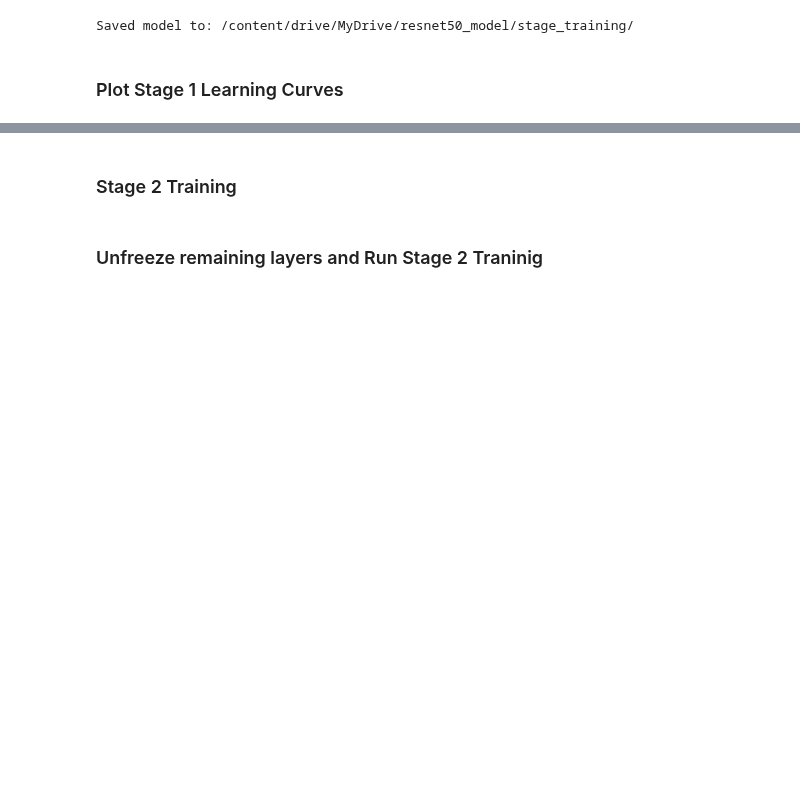
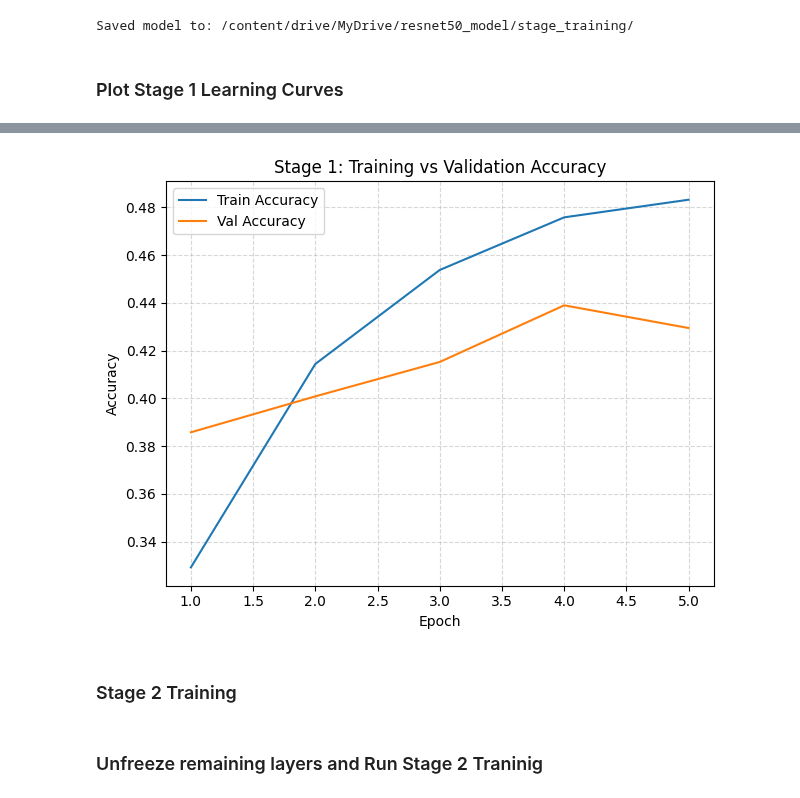
Before and after one commit to seanmcgowanx/coral-reef-classification, a Jupyter notebook: notebooks/resnet50.ipynb, the cells around one changed output, grey strips where cells are left out. Drawn from its saved outputs; the diff is of its cells as text; code cells hidden in the pictures; blank space fills up the shorter version.

```diff
--- a/notebooks/resnet50.ipynb
+++ b/notebooks/resnet50.ipynb
@@ -446,3 +493,21 @@ plt.show()
+# %%
+epochs = range(1, len(history_stage1["train_acc"]) + 1)
+
+plt.figure(figsize=(12, 5))
+
+# F1 Accuracy Curve
+plt.subplot(1, 2, 1)
+plt.plot(epochs, history_stage1["train_acc"], label="Train Accuracy")
+plt.plot(epochs, history_stage1["val_acc"], label="Val Accuracy")
+plt.title("Stage 1: Training vs Validation Accuracy")
+plt.xlabel("Epoch")
+plt.ylabel("Accuracy")
+plt.grid(True, linestyle="--", alpha=0.5)
+plt.legend()
+plt.tight_layout()
+plt.show()
+# %% [output]
+[figure, added]
 # %% [markdown]
 ### Stage 2 Training
 # %%
```
Also changed, not shown: parts of 15 cells of this notebook.
